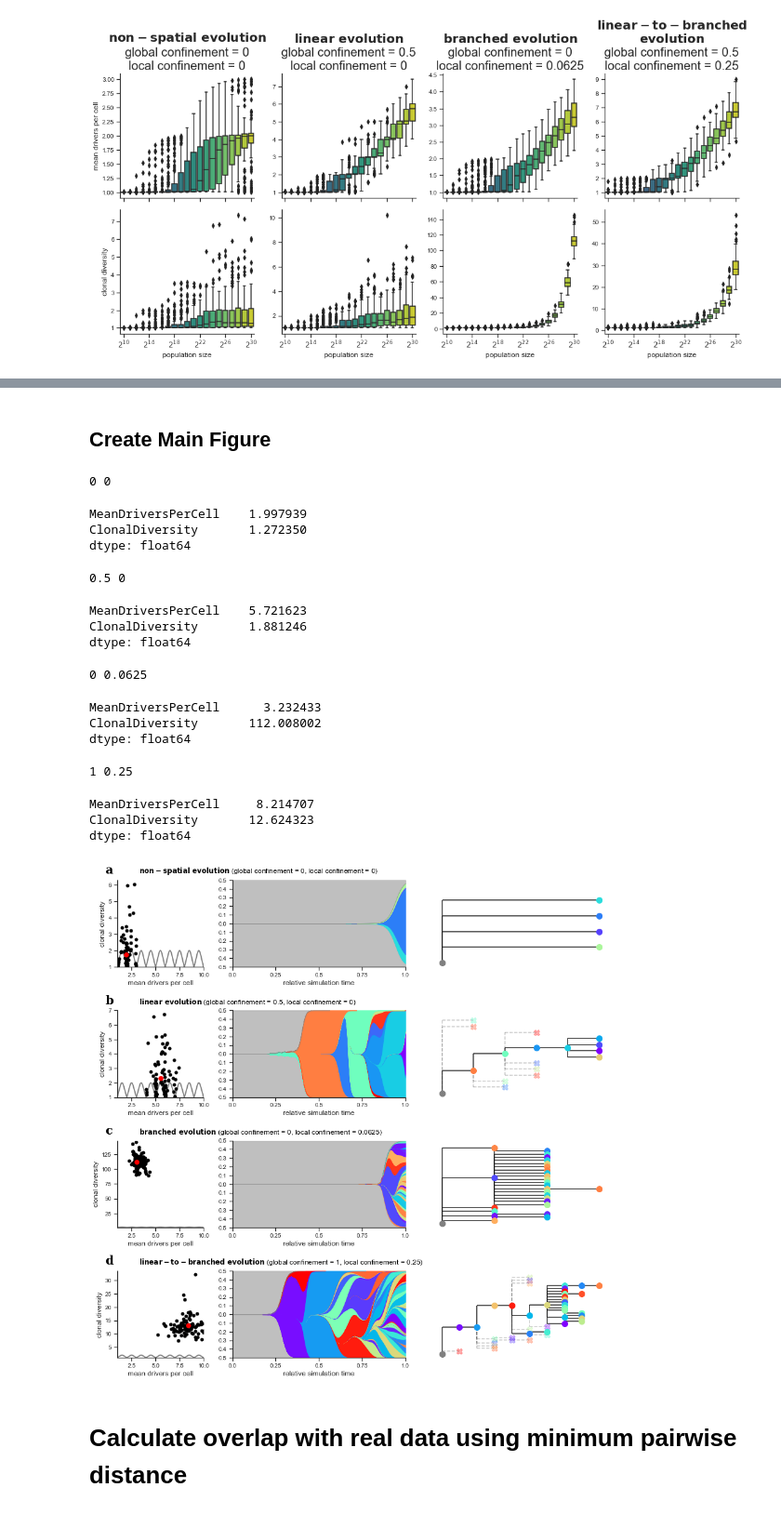
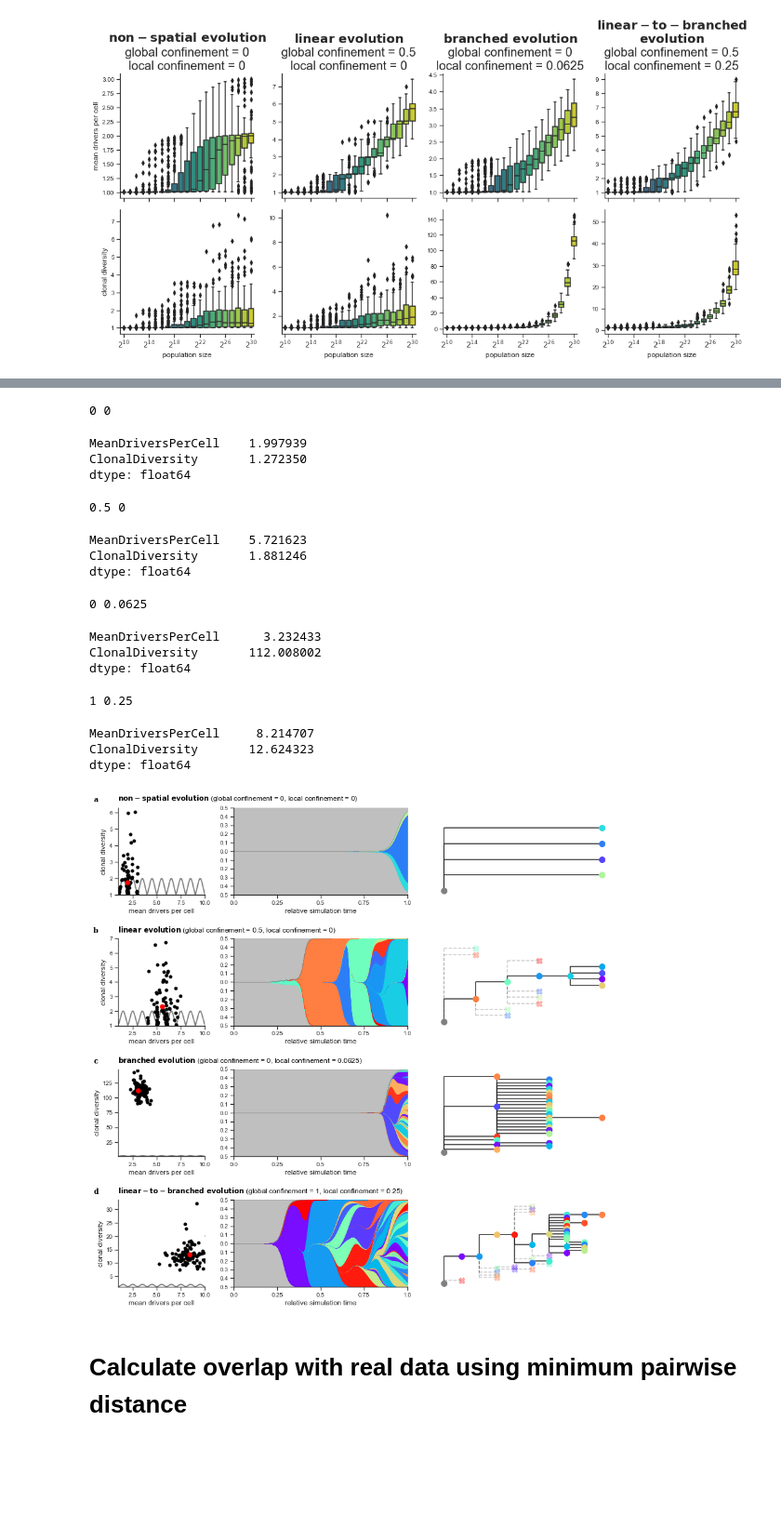
Before and after one commit to schwarzlab-ccb/SMITH, a Jupyter notebook: notebooks/revisions_figures.ipynb, the cells around one changed output, grey strips where cells are left out. Shown at 93% size. Cells and saved outputs as stored; diff of their text form; code cells hidden in the pictures; blank space fills up the shorter version.

```diff
--- a/notebooks/revisions_figures.ipynb
+++ b/notebooks/revisions_figures.ipynb
@@ -123,8 +110,0 @@ real_data_filtered.groupby('dataset').median().loc[datasets]
-# %%
-range_MutationProb = [0.000001, 0.000005, 0.00001 , 0.00005, 0.0001]
-range_FitnessMean = [0.01, 0.05, 0.1, 0.15, 0.2]
-
-confinement_data_df, confinement_data_fish, confinement_lines = load_final_confinement_revisions_all()
-confinement_data_df['Sweep'] = confinement_data_df['ClonalDiversity'] < 1.5
-
-len(confinement_data_df)
@@ -310,12 +278,5 @@ plt.show()
 # %% [markdown]
 # Progresson over time (i.e. dependency on GenerationId)
-# %%
-all_metrics_over_time = dict()
-
-for global_conf, local_conf in zip([0, 0.5, 0, 0.5], [0, 0, 0.0625, 0.25]):
-    metrics_over_time = load_final_metrics_over_time_revisions(
-        cur_MutationProb, cur_FitnessMean, global_conf, local_conf)
-    all_metrics_over_time[(global_conf, local_conf)] = metrics_over_time
 # %%
 cur_MutationProb = 1e-5
 cur_FitnessMean = 0.1
@@ -462,5 +327,3 @@ plt.savefig('final_figures/fish_confinement_grid.png', bbox_inches='tight', dpi=
-# %% [markdown]
-## Create Main Figure
 # %%
 def label_func(x):
     if x is None or x == 'None' or 'internal' in x:
@@ -506,15 +365,14 @@ fig, axss = plt.subplots(ncols=3, nrows=4, figsize=(15, 15),
                         facecolor='white', gridspec_kw={'width_ratios': [1, 2, 2], 'hspace': 0.5})
 
 for cur_Confinement_global, cur_Confinement_local, axs in zip([0, 0.5, 0, 1], [0, 0, 0.0625, 0.25], axss):
-    # if cur_Confinement_local != 0.25:
-    #     continue
 
     # Fish plot
-    fish = cur_fish_data[(cur_Confinement_global, cur_Confinement_local)]
+    if (cur_Confinement_global, cur_Confinement_local) not in fish_plot_data:
+        continue
+    fish = fish_plot_data[(cur_Confinement_global, cur_Confinement_local)]
     fish_pop = fish[0]
     fish_colors = fish[2]
     pop = fish_pop.groupby('Id').sum()
-    # selected_clones = pop.index[pop.max(axis=1) > 0.001]
     selected_clones = pop.index[pop.max(axis=1) > 0.01]
     fish_colors = fish_colors[fish_pop.index.isin(selected_clones)]
     fish_pop = fish_pop.loc[fish_pop.index.isin(selected_clones)]
@@ -528,7 +386,6 @@ for cur_Confinement_global, cur_Confinement_local, axs in zip([0, 0.5, 0, 1], [0
     cur_data = confinement_data_df.loc[(confinement_data_df['Confinement_global'] == cur_Confinement_global) & (confinement_data_df['Confinement_local'] == cur_Confinement_local) & (
         confinement_data_df['MutationProb'] == cur_MutationProb) & (confinement_data_df['FitnessMean'] == cur_FitnessMean)]
     print(cur_Confinement_global, cur_Confinement_local)
-    # display(cur_data[['MeanDriversPerCell', 'ClonalDiversity']].mean())
     display(cur_data[['MeanDriversPerCell', 'ClonalDiversity']].median())
     ax.plot(cur_data['MeanDriversPerCell'].values, cur_data['ClonalDiversity'].values, 'o', markersize=5, color='black')
 
@@ -538,19 +395,13 @@ for cur_Confinement_global, cur_Confinement_local, axs in zip([0, 0.5, 0, 1], [0
 
     ax.set_xlabel('mean drivers per cell')
     ax.set_ylabel('clonal diversity')
-    # ax.set_xscale('log')
-    # ax.set_yscale('log')
-    # ax.set_xlim(1, ax.get_xlim()[1])
     ax.set_xlim(1, 10)
     ax.set_ylim(1, ax.get_ylim()[1])
     ax.plot(linex, sweeps_func(linex), color='grey', linewidth=2, label='Sweeps', zorder=0)
-    # ax.fill_between(linex[linex < 2], maxy[linex < 2], (linex < 2).sum() * [topy], color='grey',
-    #                 linewidth=2, label='max value', alpha=0.25)
-
 
     # Tree
     ax = axs[2]
-    tree = deepcopy(cur_trees[(cur_Confinement_global, cur_Confinement_local)])
+    tree = deepcopy(tree_data[(cur_Confinement_global, cur_Confinement_local)])
     if tree is None:
         continue
 
@@ -564,8 +415,8 @@ for cur_Confinement_global, cur_Confinement_local, axs in zip([0, 0.5, 0, 1], [0
 
     normal_name = [x.name for x in tree.get_terminals() if x.name.split('-')[0] == '0'][0]
 
-    colors = pd.DataFrame(cur_fish_data[(cur_Confinement_global, cur_Confinement_local)][2],
-                        index=cur_fish_data[(cur_Confinement_global, cur_Confinement_local)][0].index)
+    colors = pd.DataFrame(fish_plot_data[(cur_Confinement_global, cur_Confinement_local)][2],
+                        index=fish_plot_data[(cur_Confinement_global, cur_Confinement_local)][0].index)
     colors = colors.groupby(colors.index).first()
     colors.iloc[:, -1] = 1
 
@@ -600,39 +451,42 @@ for cur_Confinement_global, cur_Confinement_local, axs in zip([0, 0.5, 0, 1], [0
 
 for ax, label in zip(axss[:, 0], ['a', 'b', 'c', 'd']):
     trans = mtransforms.ScaledTranslation(-20/72, 7/72, plt.gcf().dpi_scale_trans)
-    ax.text(0.0, 1.0, label, transform=ax.transAxes + trans,
-            fontsize=plotting_params['FONTSIZE_HUGE'], color='black', va='bottom', ha='left', fontfamily='serif', fontweight='bold')
+    ax.text(-0.15, 1.0, label, transform=ax.transAxes + trans,
+            fontsize=plotting_params['FONTSIZE_LARGE'], color='black', va='bottom', ha='left', fontfamily='serif', fontweight='bold')
 
 for ax, cur_Confinement_global, cur_Confinement_local, mode in zip(axss[:, 0],
                 [0, 0.5, 0, 1], [0, 0, 0.0625, 0.25],
                 ['non-spatial\ evolution', 'linear\ evolution', 'branched\ evolution', 'linear-to-branched\ evolution']):
 
     trans = mtransforms.ScaledTranslation(0, 7/72, plt.gcf().dpi_scale_trans)
     title = (r'$\bf{' + f'{mode}' + '}$ '
              f'(global confinement = {cur_Confinement_global}, local confinement = {cur_Confinement_local})')
-    ax.text(0.25, 1.0, title, transform=ax.transAxes + trans,
+    ax.text(0.0, 1.0, title, transform=ax.transAxes + trans,
             fontsize=plotting_params['FONTSIZE_LARGE'], color='black', va='bottom', ha='left')
 
-plt.tight_layout()
-plt.savefig('final_figures/modes_of_evolution.png', bbox_inches='tight', dpi=300)
+# plt.tight_layout()
+plt.savefig('final_figures/modes_of_evolution.png', bbox_inches='tight', dpi=350)
+plt.savefig('final_figures/modes_of_evolution.tif', bbox_inches='tight', facecolor='white',
+            dpi=350, format="tiff", pil_kwargs={"compression": "tiff_lzw"})
+plt.show()
 # %% [output]
 0 0
 MeanDriversPerCell    1.997939
 ClonalDiversity       1.272350
 dtype: float64
 0.5 0
 MeanDriversPerCell    5.721623
 ClonalDiversity       1.881246
 dtype: float64
 0 0.0625
 MeanDriversPerCell      3.232433
 ClonalDiversity       112.008002
 dtype: float64
 1 0.25
 MeanDriversPerCell     8.214707
 ClonalDiversity       12.624323
 dtype: float64
-[figure, old version]
+[figure, new version]
 # %% [markdown]
 # Calculate overlap with real data using minimum pairwise distance
 # %%
```
Also changed, not shown: parts of 42 cells of this notebook, 11 other files.
